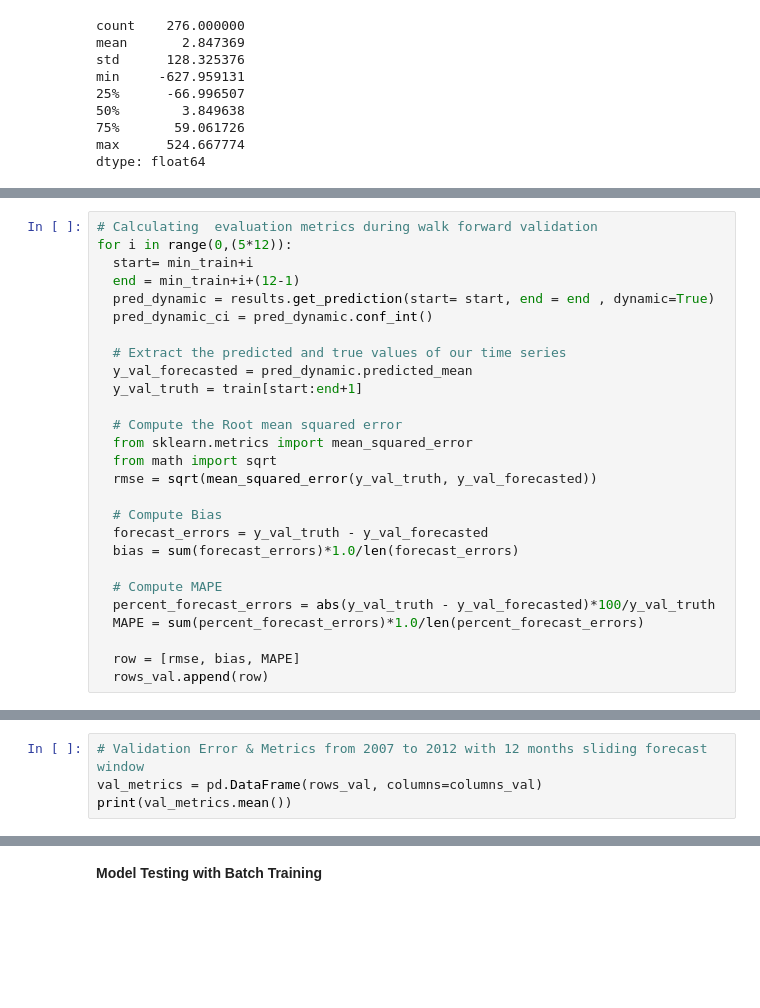
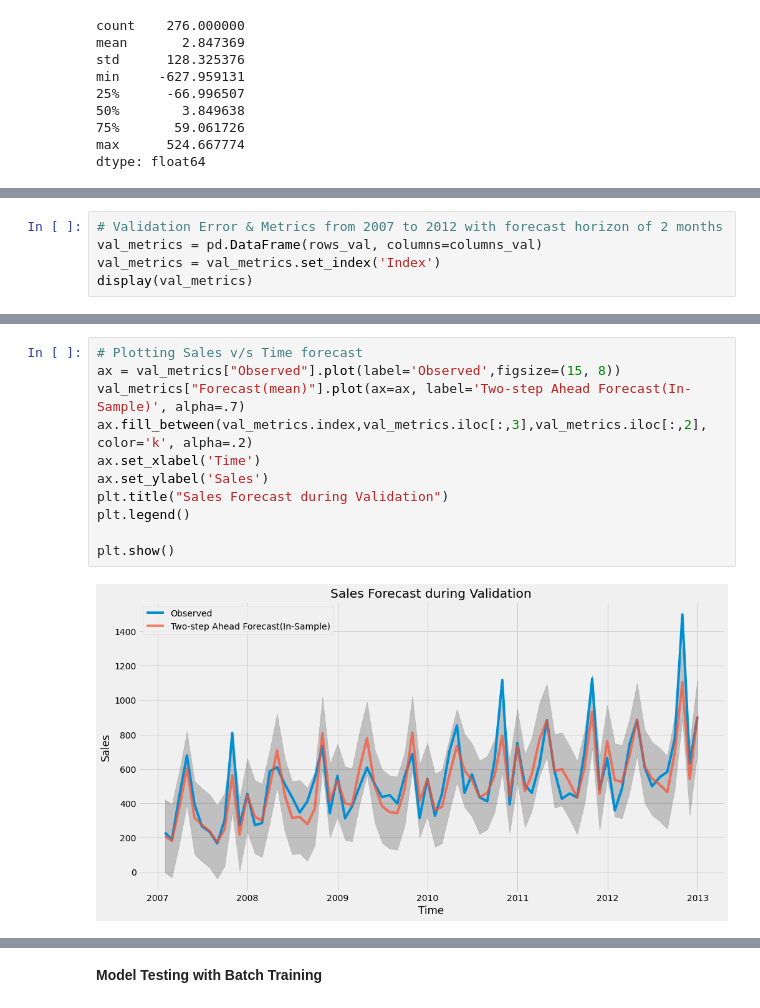
Before and after one commit to ankitaggarwal64/Time-Series-Sales-Forecasting-for-Agricultural-Equipments, a Jupyter notebook: Univariate_ARIMA.ipynb, the cells around one changed output, grey strips where cells are left out. Drawn from its saved outputs; the diff is of its cells as text; blank space fills up the shorter version.

```diff
--- a/Univariate_ARIMA.ipynb
+++ b/Univariate_ARIMA.ipynb
@@ -195,27 +186,0 @@ rows_val = []
-# %%
-# Calculating  evaluation metrics during walk forward validation
-for i in range(0,(5*12)):
-  start= min_train+i
-  end = min_train+i+(12-1)
-  pred_dynamic = results.get_prediction(start= start, end = end , dynamic=True)
-  pred_dynamic_ci = pred_dynamic.conf_int()
-
-  # Extract the predicted and true values of our time series
-  y_val_forecasted = pred_dynamic.predicted_mean
-  y_val_truth = train[start:end+1]
-
-  # Compute the Root mean squared error
-  from sklearn.metrics import mean_squared_error
-  from math import sqrt
-  rmse = sqrt(mean_squared_error(y_val_truth, y_val_forecasted))
-
-  # Compute Bias
-  forecast_errors = y_val_truth - y_val_forecasted
-  bias = sum(forecast_errors)*1.0/len(forecast_errors)
-
-  # Compute MAPE
-  percent_forecast_errors = abs(y_val_truth - y_val_forecasted)*100/y_val_truth
-  MAPE = sum(percent_forecast_errors)*1.0/len(percent_forecast_errors)
-
-  row = [rmse, bias, MAPE]
-  rows_val.append(row)
@@ -222,5 +227,6 @@ for i in range(0,(5*12)):
 # %%
-# Validation Error & Metrics from 2007 to 2012 with 12 months sliding forecast window
+# Validation Error & Metrics from 2007 to 2012 with forecast horizon of 2 months
 val_metrics = pd.DataFrame(rows_val, columns=columns_val)
-print(val_metrics.mean())
+val_metrics = val_metrics.set_index('Index')
+display(val_metrics)
 # %% [output]
@@ -230,0 +247,13 @@ dtype: float64
+# %%
+# Plotting Sales v/s Time forecast
+ax = val_metrics["Observed"].plot(label='Observed',figsize=(15, 8))
+val_metrics["Forecast(mean)"].plot(ax=ax, label='Two-step Ahead Forecast(In-Sample)', alpha=.7)
+ax.fill_between(val_metrics.index,val_metrics.iloc[:,3],val_metrics.iloc[:,2], color='k', alpha=.2)
+ax.set_xlabel('Time')
+ax.set_ylabel('Sales')
+plt.title("Sales Forecast during Validation")
+plt.legend()
+
+plt.show()
+# %% [output]
+[figure, added]
```
Also changed, not shown: parts of 23 cells of this notebook.
